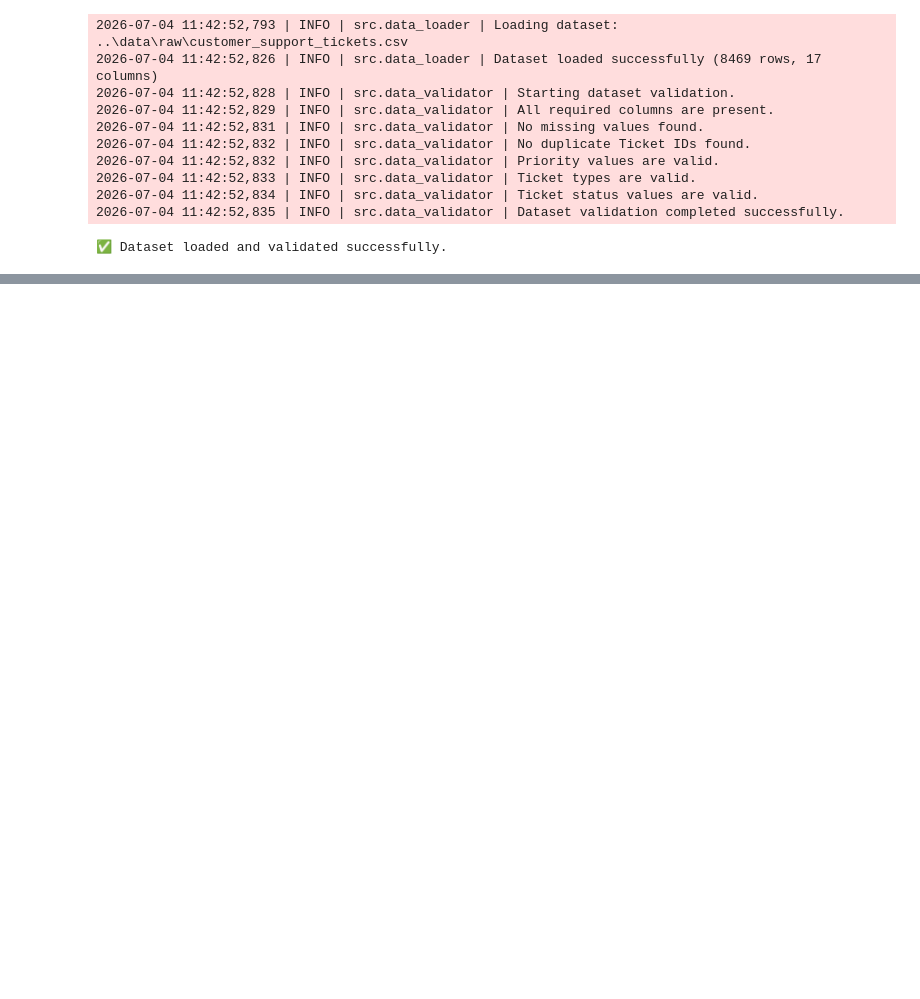
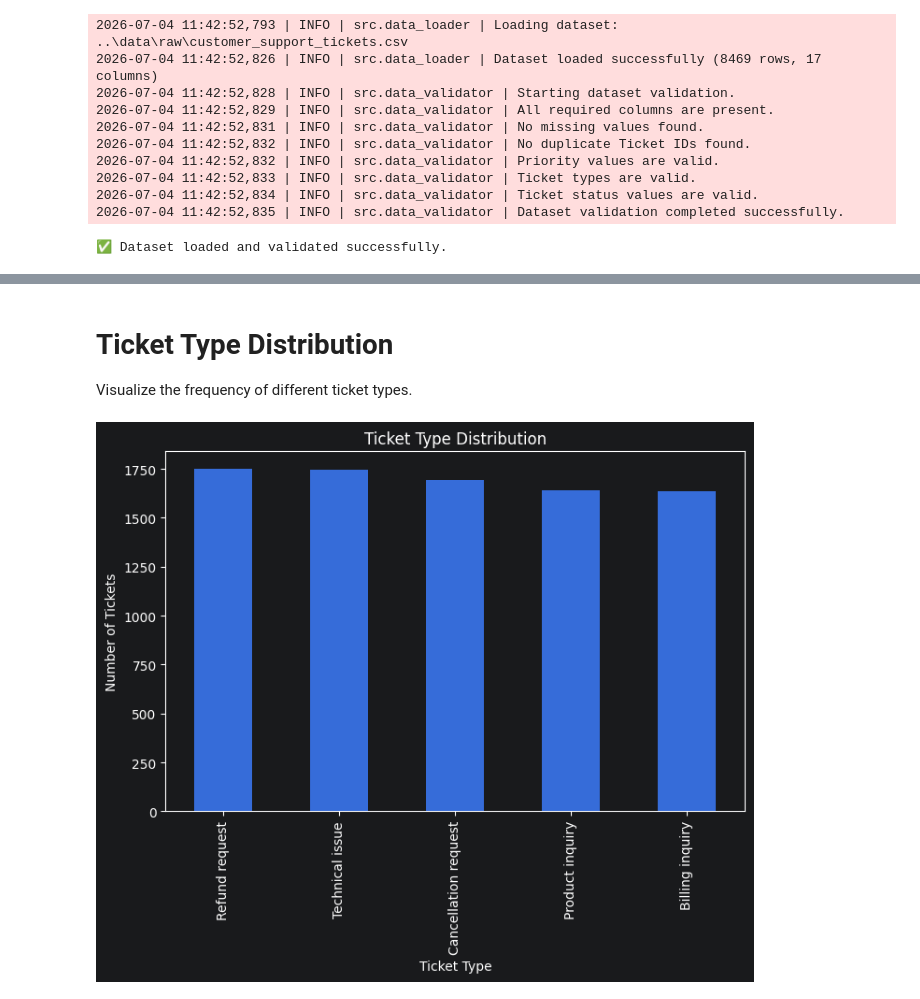
Before and after one commit to ADI-2707/QResolve, a Jupyter notebook: notebook/01_eda.ipynb, the cells around one changed output, grey strips where cells are left out. Drawn from its saved outputs; the diff is of its cells as text; code cells hidden in the pictures; blank space fills up the shorter version.

```diff
--- a/notebook/01_eda.ipynb
+++ b/notebook/01_eda.ipynb
@@ -118,0 +194,17 @@ print("✅ Dataset loaded and validated successfully.")
+# %% [markdown]
+# Ticket Type Distribution
+
+Visualize the frequency of different ticket types.
+# %%
+ticket_type_counts = df["Ticket Type"].value_counts()
+
+plt.figure(figsize=(8, 5))
+ticket_type_counts.plot(kind="bar")
+
+plt.title("Ticket Type Distribution")
+plt.xlabel("Ticket Type")
+plt.ylabel("Number of Tickets")
+
+plt.show()
+# %% [output]
+[figure, added]
```
Also changed, not shown: parts of 48 cells of this notebook, 1 other file.
